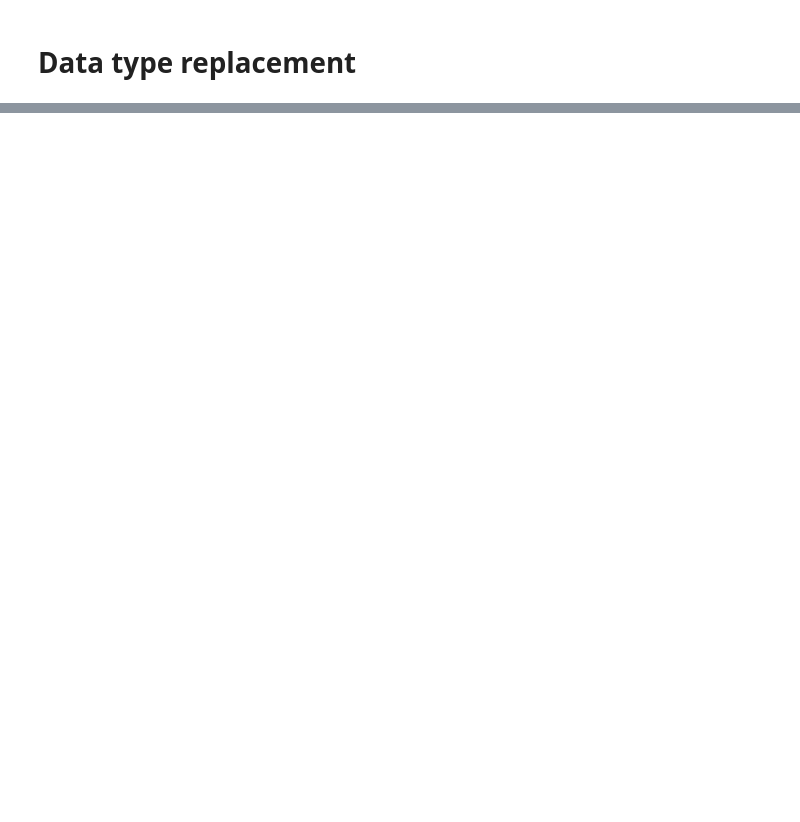
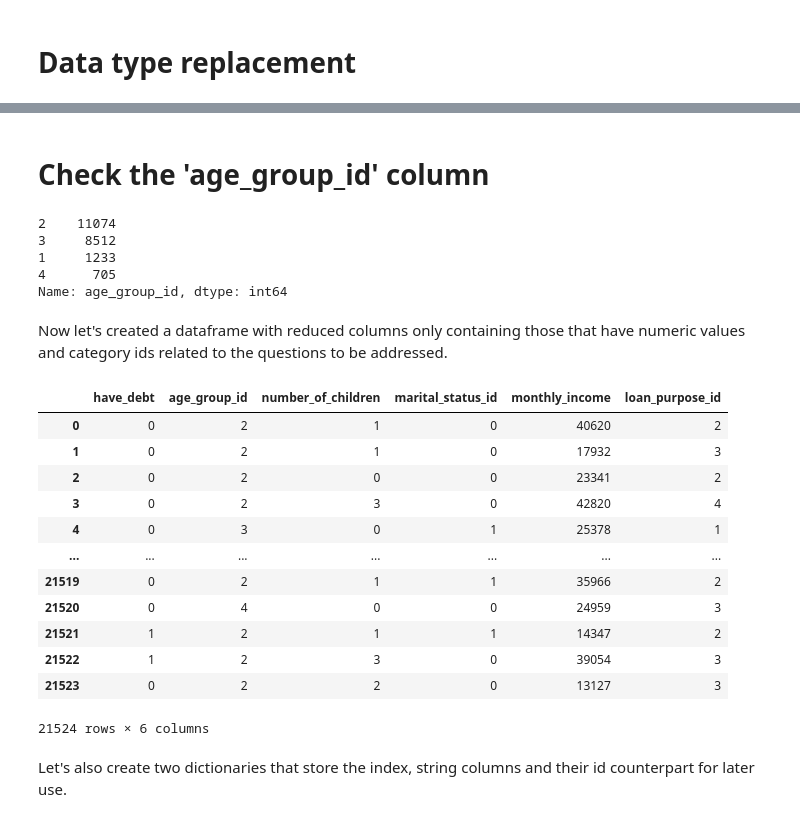
Before and after one commit to Jamezcua10/Data-Analytics-Bootcamp-Projects, a Jupyter notebook: bank_loan_analysis/bank_loan_analysis.ipynb, the cells around one changed output, grey strips where cells are left out. Saved outputs shown, nothing was run; the diff lists cells and outputs as text; code cells hidden in the pictures; blank space fills up the shorter version.

```diff
--- a/bank_loan_analysis/bank_loan_analysis.ipynb
+++ b/bank_loan_analysis/bank_loan_analysis.ipynb
@@ -363,0 +766,2 @@ In conclusion:
+# %%
+credit_scoring.columns = colnames
@@ -363,0 +804,45 @@ In conclusion:
+# %%
+credit_scoring['age_group_id'] = ''
+# %%
+for i in range(0, 21524):
+    if credit_scoring.loc[i,'age'] <= 25:
+        credit_scoring.loc[i,'age_group_id'] = 1
+    if 26 <= credit_scoring.loc[i,'age'] <= 45:
+        credit_scoring.loc[i,'age_group_id'] = 2
+    if 46 <= credit_scoring.loc[i,'age'] <= 65:
+        credit_scoring.loc[i,'age_group_id'] = 3
+    if credit_scoring.loc[i,'age'] > 65:
+        credit_scoring.loc[i,'age_group_id'] = 4
+# %% [markdown]
+# Check the 'age_group_id' column
+# %%
+credit_scoring['age_group_id'].value_counts()
+# %% [output]
+2    11074
+3     8512
+1     1233
+4      705
+Name: age_group_id, dtype: int64
+# %% [markdown]
+Now let's created a dataframe with reduced columns only containing those that have numeric values and category ids related to the questions to be addressed.
+# %%
+credit_scoring_log = credit_scoring[['have_debt', 'age_group_id','number_of_children', 'marital_status_id',
+                                        'monthly_income', 'loan_purpose_id']]
+# %%
+credit_scoring_log
+# %% [output]
+|  | have_debt | age_group_id | number_of_children | marital_status_id | monthly_income | loan_purpose_id |
+| 0 | 0 | 2 | 1 | 0 | 40620 | 2 |
+| 1 | 0 | 2 | 1 | 0 | 17932 | 3 |
+| 2 | 0 | 2 | 0 | 0 | 23341 | 2 |
+| 3 | 0 | 2 | 3 | 0 | 42820 | 4 |
+| 4 | 0 | 3 | 0 | 1 | 25378 | 1 |
+| ... | ... | ... | ... | ... | ... | ... |
+| 21519 | 0 | 2 | 1 | 1 | 35966 | 2 |
+| 21520 | 0 | 4 | 0 | 0 | 24959 | 3 |
+| 21521 | 1 | 2 | 1 | 1 | 14347 | 2 |
+| 21522 | 1 | 2 | 3 | 0 | 39054 | 3 |
+| 21523 | 0 | 2 | 2 | 0 | 13127 | 3 |
+21524 rows × 6 columns
+# %% [markdown]
+Let's also create two dictionaries that store the index, string columns and their id counterpart for later use.
```
Also changed, not shown: parts of 186 cells of this notebook.
